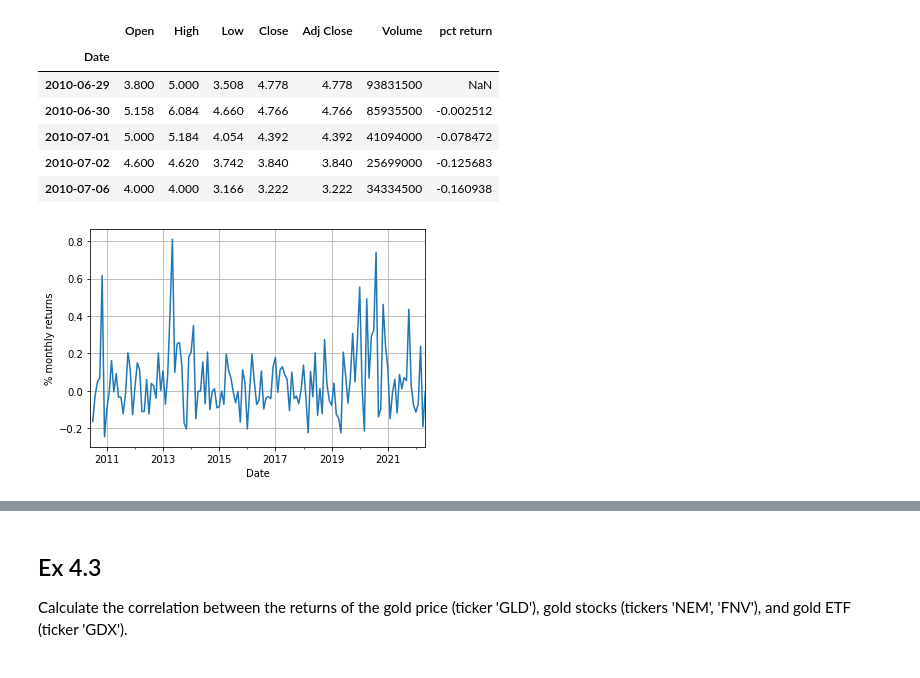
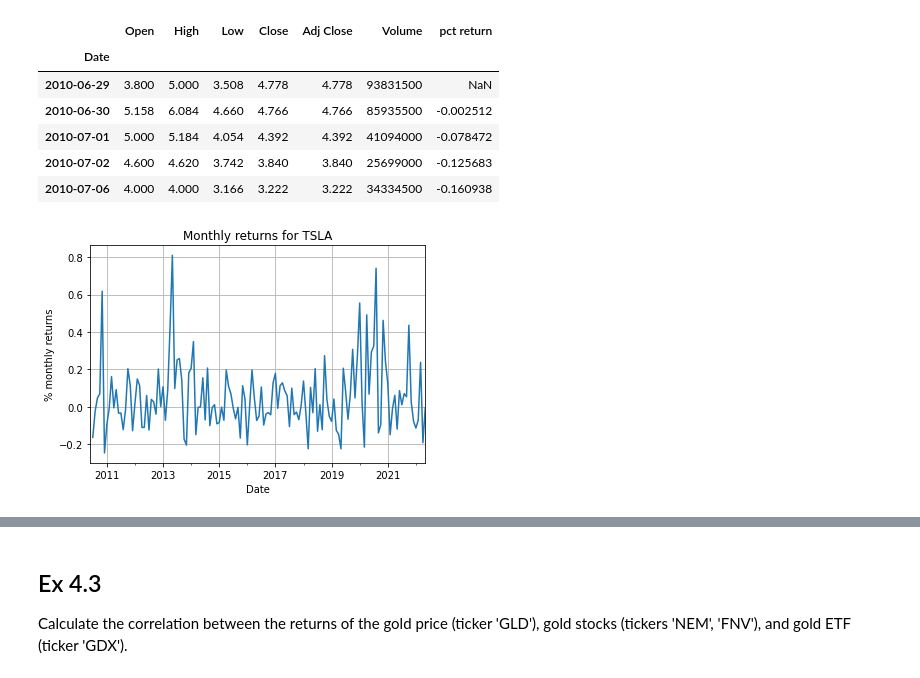
Before and after one commit to halilcodes/quant-trading-essentials, a Jupyter notebook: Chapter4_exercises.ipynb, the cells around one changed output, grey strips where cells are left out. Cells and saved outputs as stored; diff of their text form; code cells hidden in the pictures.

```diff
--- a/Chapter4_exercises.ipynb
+++ b/Chapter4_exercises.ipynb
@@ -31,8 +32,9 @@ df.head()
 | 2010-07-06 | 4.000 | 4.000 | 3.166 | 3.222 | 3.222 | 34334500 | -0.160938 |
 # %%
 df['Close'].resample('M').ffill().pct_change().plot()
+plt.title("Monthly returns for TSLA")
 plt.ylabel('% monthly returns')
 plt.grid()
 plt.show()
 # %% [output]
-[figure, old version]
+[figure, new version]
```
Also changed, not shown: parts of 11 cells of this notebook, 1 other file.
